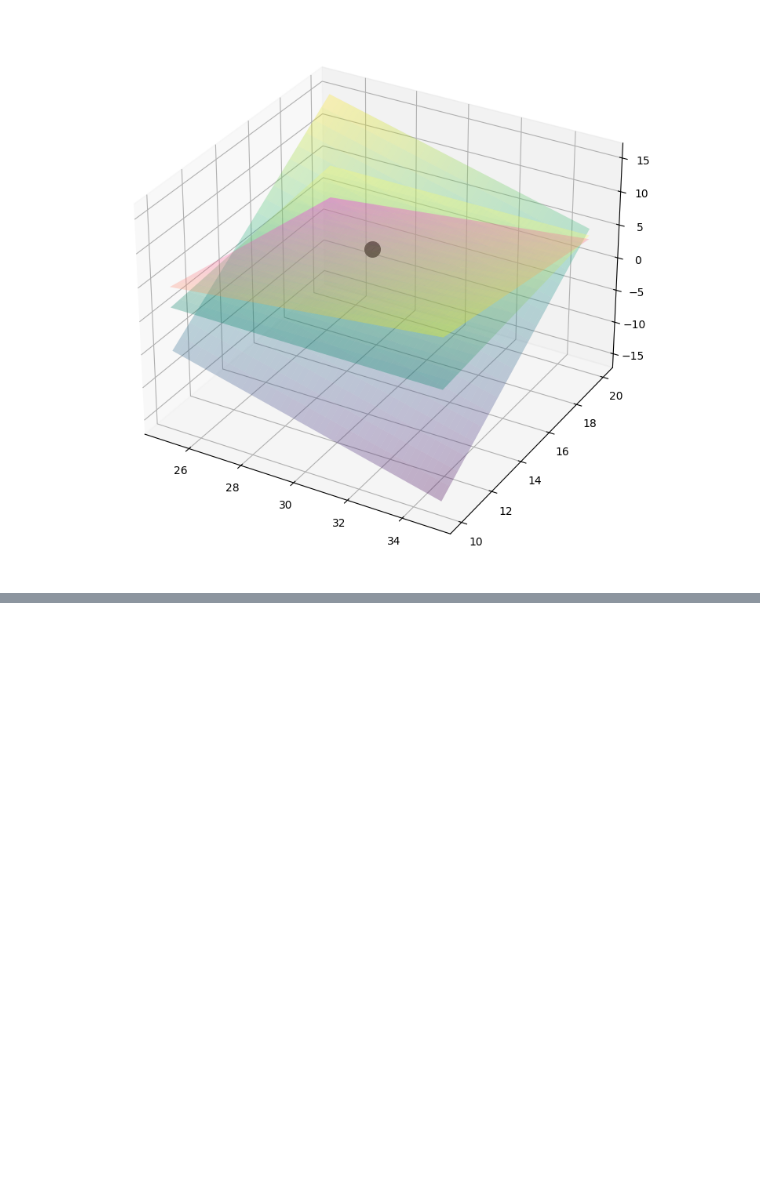
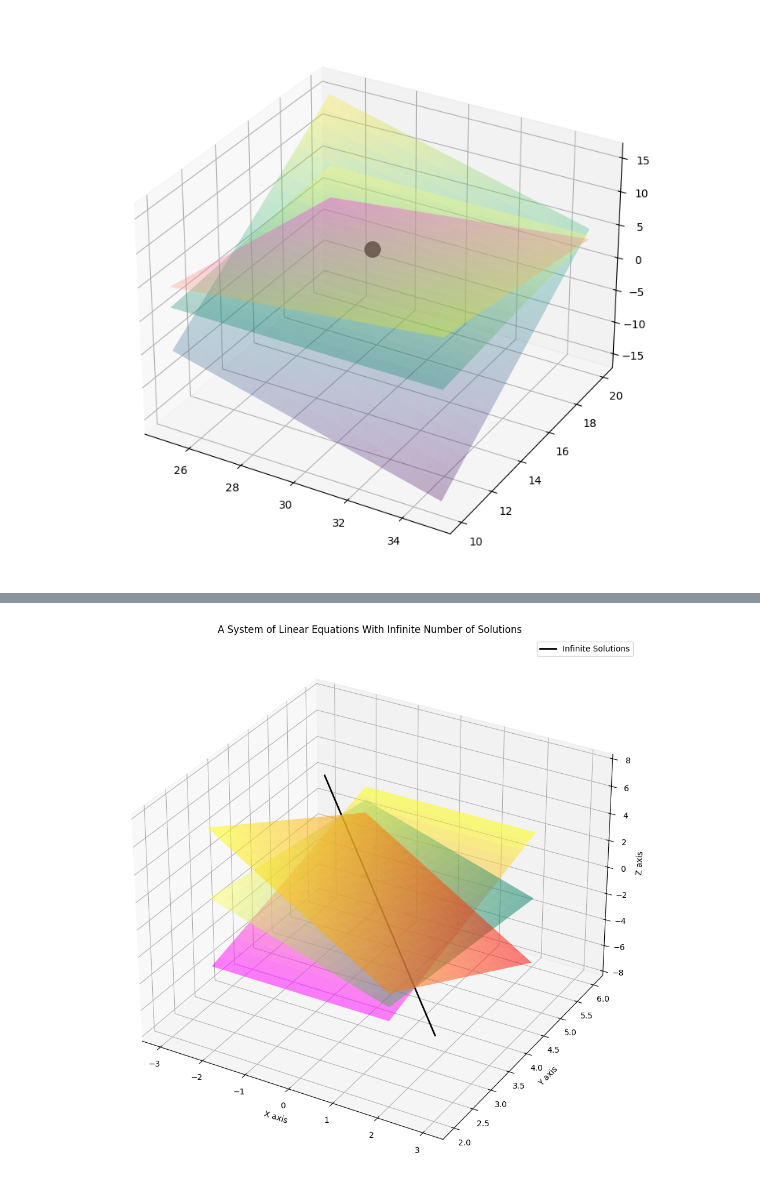
Before and after one commit to 100568265/robotics-learning, a Jupyter notebook: linear-algebra/1.linear-equation-system/2.如何绘制平面.ipynb, the cells around one changed output, grey strips where cells are left out. Saved outputs shown, nothing was run; the diff lists cells and outputs as text; code cells hidden in the pictures; blank space fills up the shorter version.

```diff
--- a/linear-algebra/1.linear-equation-system/2.如何绘制平面.ipynb
+++ b/linear-algebra/1.linear-equation-system/2.如何绘制平面.ipynb
@@ -75,0 +85,34 @@ plt.show()
+# %%
+# Create the figure and a 3D axis
+fig = plt.figure(figsize=(12,12))
+ax = fig.add_subplot(111, projection='3d')
+
+# Create the grid
+X,Y = np.mgrid[-2:2:21j,2:6:21j] # 从-2到2 均匀生成21个点
+
+# Plot the planes
+Z1 = Y - 4
+ax.plot_surface(X, Y, Z1, cmap="spring", alpha=0.5)
+Z2 = 2 - X - Y / 2
+ax.plot_surface(X, Y, Z2, cmap="summer", alpha=0.5)
+Z3 = 8 - 2 * X - 2 * Y
+ax.plot_surface(X, Y, Z3, cmap="autumn", alpha=0.5)
+
+# Define the line of infinite solutions
+ZL = np.linspace(-2, 2, 20)  # ZL means Z for line, chosen range [-2, 2]
+XL = -3 * ZL / 2
+YL = ZL + 4
+# Plot the line
+ax.plot(XL, YL, ZL, color="black", linewidth=2, label="Infinite Solutions")
+
+# Add axes labels
+ax.set_xlabel("X axis")
+ax.set_ylabel("Y axis")
+ax.set_zlabel("Z axis")
+
+# Add title
+plt.title("A System of Linear Equations With Infinite Number of Solutions")
+ax.legend()
+plt.show()
+# %% [output]
+[figure, added]
```
Also changed, not shown: parts of 1 cell of this notebook.
